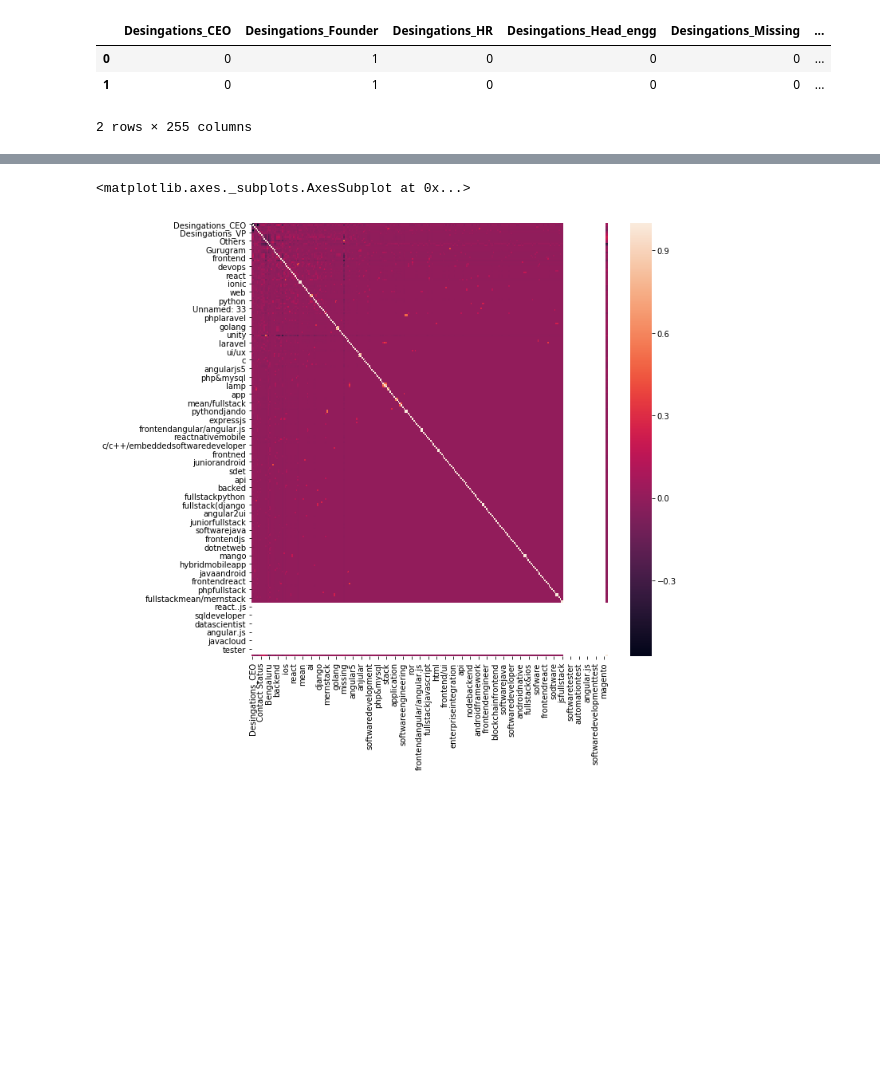
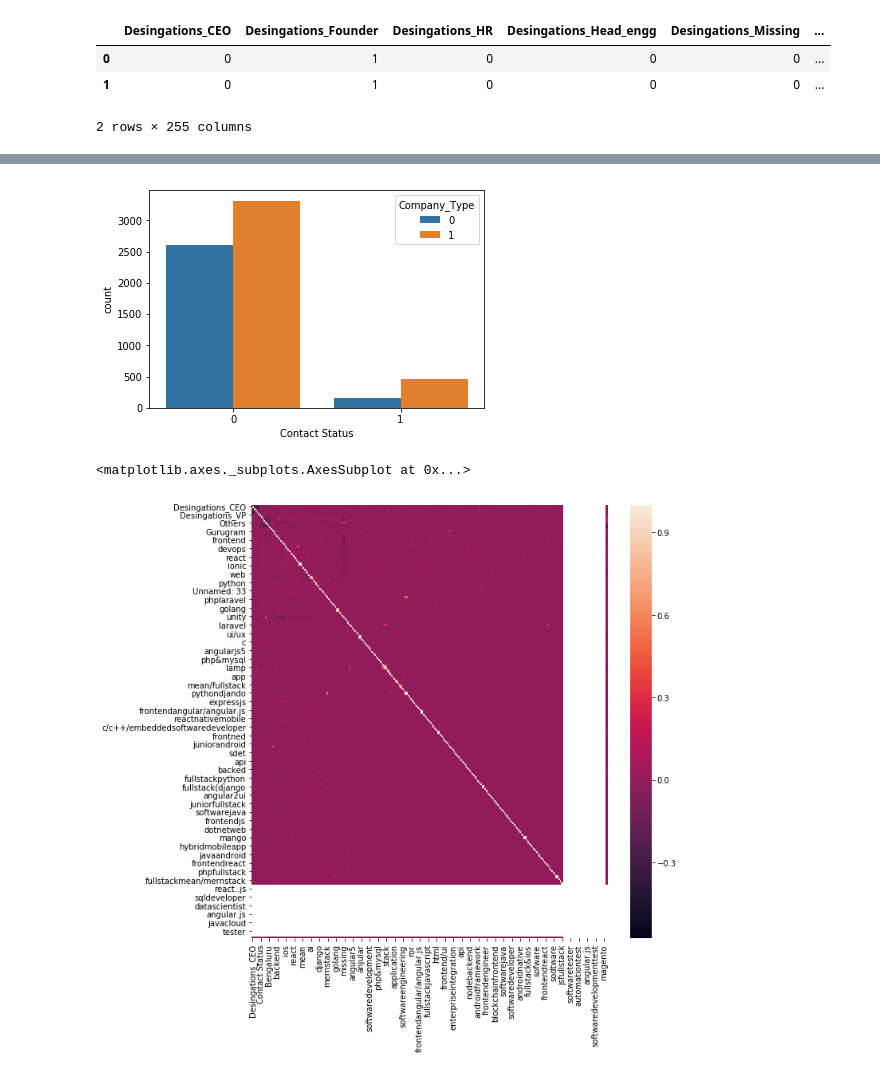
Before and after one commit to AkankshaKaple/Web_Scraping, a Jupyter notebook: Angel_Data/ALgo_1.ipynb, the cells around one changed output, grey strips where cells are left out. Saved outputs shown, nothing was run; the diff lists cells and outputs as text; code cells hidden in the pictures; blank space fills up the shorter version.

Commit message:
Applied different classification algorithms on the data

```diff
--- a/Angel_Data/ALgo_1.ipynb
+++ b/Angel_Data/ALgo_1.ipynb
@@ -30,3 +37,7 @@ data.head(2)
+# %%
+ax = sb.countplot(x="Contact Status", data=data,  hue="Company_Type")
+# %% [output]
+[figure, added]
 # %%
 plt.figure(figsize=(10,10))
 sb.heatmap(data.corr())
```
Also changed, not shown: parts of 13 cells of this notebook.
